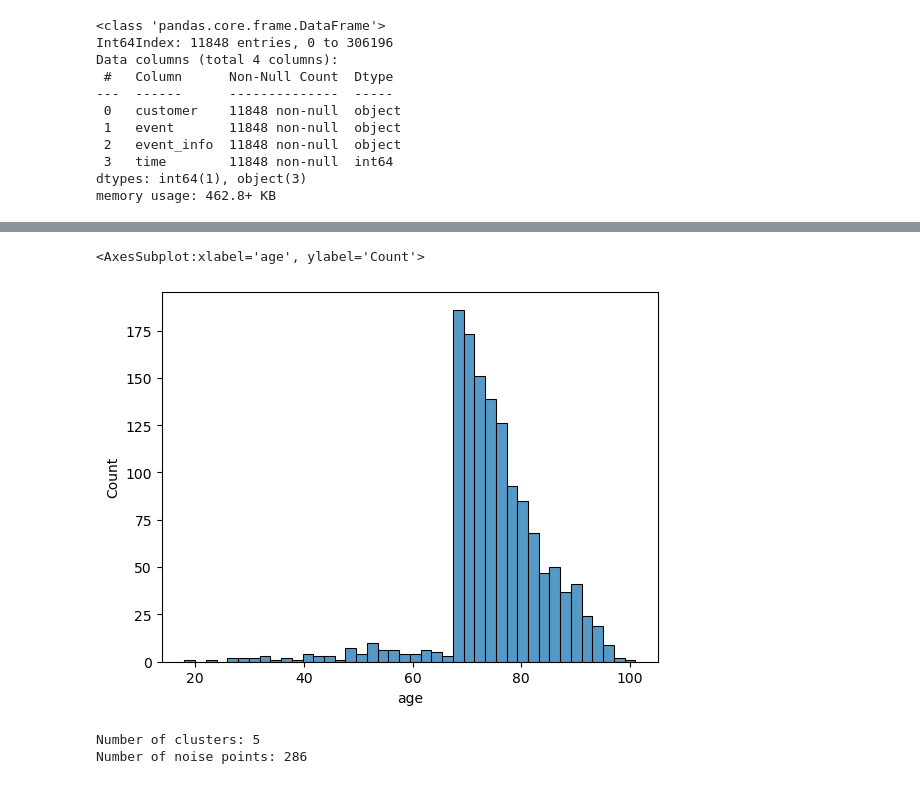
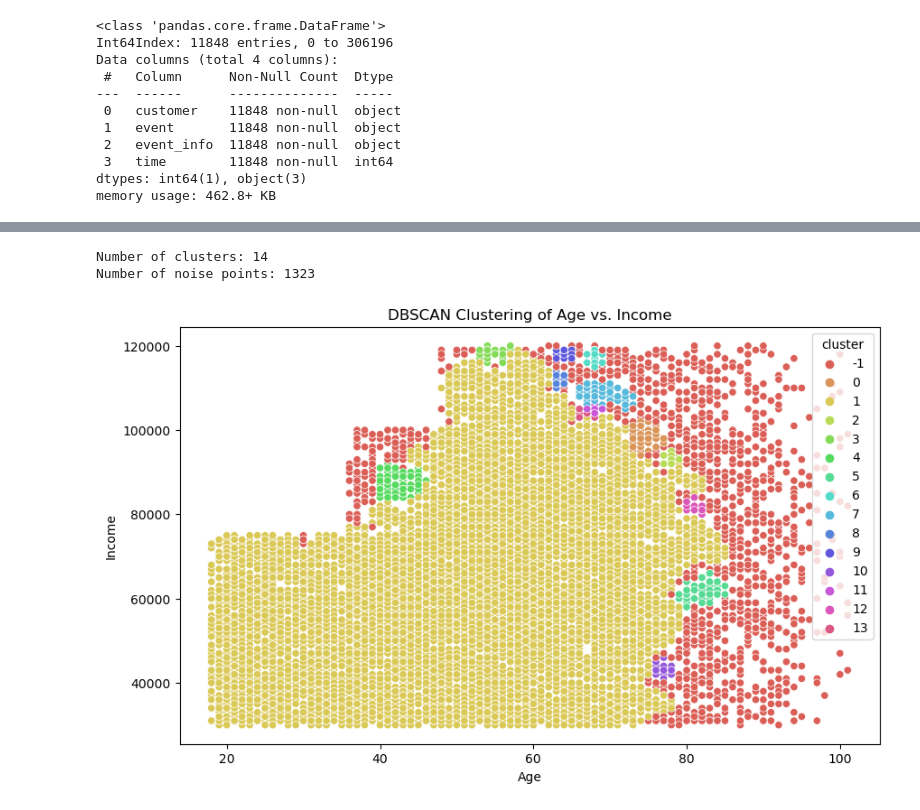
Before and after one commit to ApuAdh/RFP, a Jupyter notebook: Taco Bell/DBSCAN/DataExploration.ipynb, the cells around one changed output, grey strips where cells are left out. Drawn from its saved outputs; the diff is of its cells as text; code cells hidden in the pictures.

```diff
--- a/Taco Bell/DBSCAN/DataExploration.ipynb
+++ b/Taco Bell/DBSCAN/DataExploration.ipynb
@@ -66,8 +34,3 @@ memory usage: 0.0+ bytes
-# %%
-sns.histplot(data=filtered_df[filtered_df['home_state'] == "Florida"], x="age")
-# %% [output]
-<AxesSubplot:xlabel='age', ylabel='Count'>
-[figure, removed]
 # %%
 from sklearn.cluster import DBSCAN
 from sklearn.preprocessing import StandardScaler
@@ -83,8 +46,8 @@ scaler = StandardScaler()
 X_scaled = scaler.fit_transform(X)
 
 # Apply DBSCAN
-eps = 0.11  # Adjust as needed
-min_samples = 13  # Adjust as needed
+eps = 0.1  # Adjust as needed
+min_samples = 20  # Adjust as needed
 dbscan = DBSCAN(eps=eps, min_samples=min_samples)
 dbscan.fit(X_scaled)
 
@@ -98,5 +61,19 @@ num_noise_points = list(dbscan.labels_).count(-1)
 print(f"Number of clusters: {num_clusters}")
 print(f"Number of noise points: {num_noise_points}")
 # %% [output]
-Number of clusters: 5
-Number of noise points: 286
+Number of clusters: 14
+Number of noise points: 1323
+# %%
+# Define a color palette for the clusters
+num_clusters = len(set(profile_df['cluster'])) - (1 if -1 in profile_df['cluster'] else 0)
+palette = sns.color_palette("hls", num_clusters)
+
+# Plot the clusters
+plt.figure(figsize=(10, 6))
+sns.scatterplot(x='age', y='income', data=profile_df, hue='cluster', palette=palette, legend='full')
+plt.title('DBSCAN Clustering of Age vs. Income')
+plt.xlabel('Age')
+plt.ylabel('Income')
+plt.show()
+# %% [output]
+[figure, added]
```
Also changed, not shown: parts of 8 cells of this notebook.
